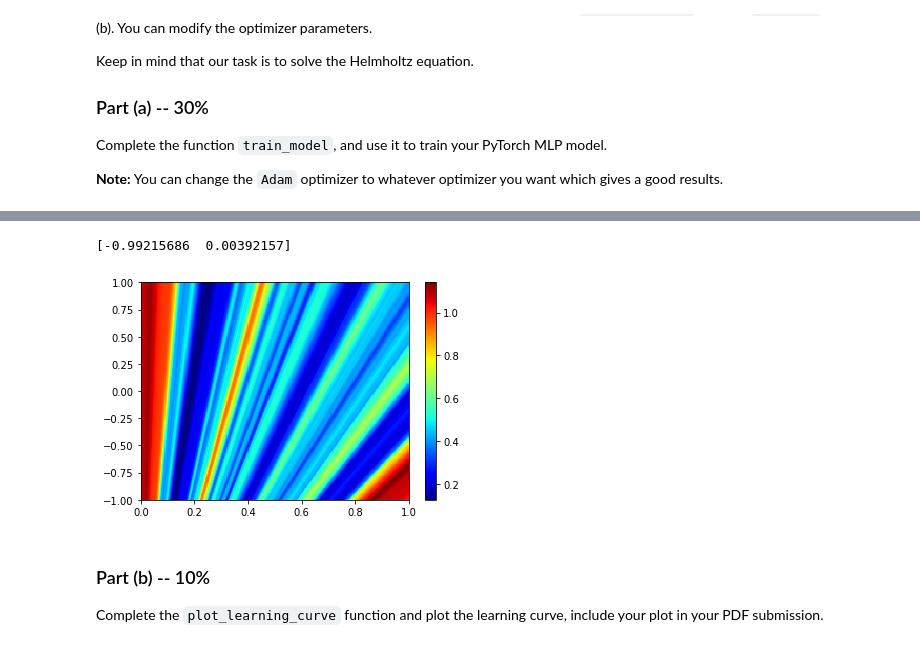
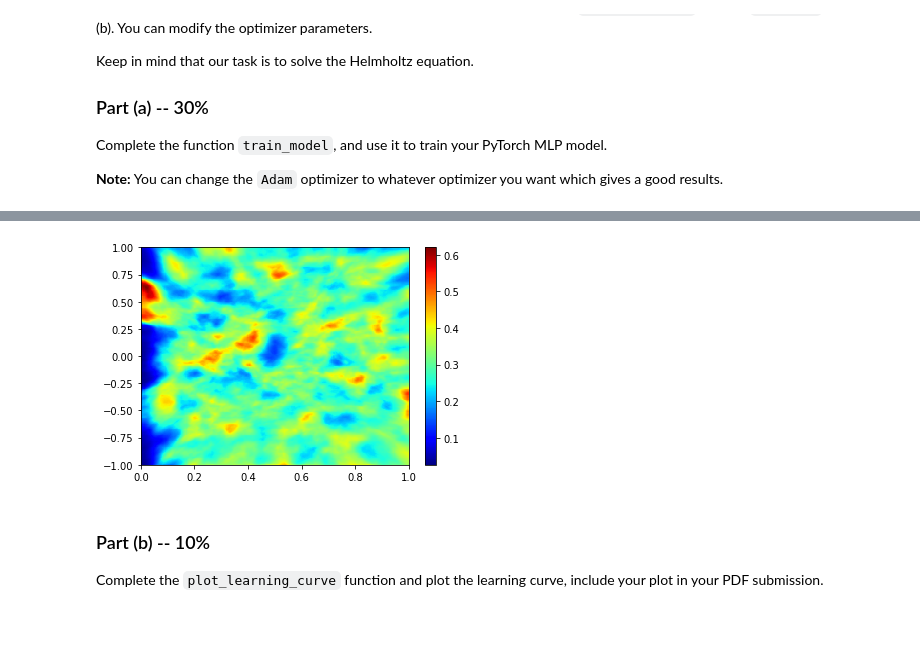
Before and after one commit to cgold212/assignment3inverseMethod, a Jupyter notebook: Assignment3.ipynb, the cells around one changed output, grey strips where cells are left out. Cells and saved outputs as stored; diff of their text form; code cells hidden in the pictures.

```diff
--- a/Assignment3.ipynb
+++ b/Assignment3.ipynb
@@ -457,7 +460,7 @@ model = PINN(input_size, hidden_size, output_size).to(device)
 Exact_u = torch.tensor(Exact_u,dtype=torch.float).to(device)
 Exact_v = torch.tensor(Exact_v,dtype=torch.float).to(device)
 
-num_epochs = 500
+num_epochs = 50
 
 optimizer = optim.Adam(model.parameters(), lr=5e-5, betas=(0.9, 0.999), eps=1e-08, weight_decay=1e-4, amsgrad=False)
 scheduler = torch.optim.lr_scheduler.ExponentialLR(optimizer, gamma=0.99, last_epoch=-1)
@@ -529,6 +532,7 @@ def train_model(model, data_loader, num_epochs, mse_loss_f, mse_loss_h, optimize
             print(torch.cat((torch.unsqueeze(Exact_u[idx,0],1),torch.unsqueeze(u_pred[indices],1)),1))
             # print(u_pred[indices].shape)
             loss_h = mse_loss_h(v_pred[indices], u_pred[indices], Exact_u[idx,0],Exact_v[idx,0])
+            # alpha = 0.35 #loss_h/(loss_f+loss_h)*epoch/num_epochs
             alpha = 0.35 #loss_h/(loss_f+loss_h)*epoch/num_epochs
             # print('alpha- %5f'%(alpha))
             # print('insid',((alpha)*loss_f)*1e4)
@@ -594,44 +598,44 @@ train_losses, trained_model = train_model(trained_model, data_loader, num_epochs
 import numpy as np
 import matplotlib.pyplot as plt
 
-def plot_model_output(model, indices,X, Z,x0, z0):
+def plot_model_output(model, indices,X_u_test,x0, z0):
     # Convert the indices to coordinates
     # x, y = np.meshgrid(indices[:, 0], indices[:, 1])
-    coords = np.stack([X, Z], axis=-1)
-    print(coords[1,1,:])
+    # coords = np.stack([X, Z], axis=-1)
+    # print(coords[1,1,:])
 
     # Reshape coordinates to be compatible with the model
-    coords = coords.reshape(-1, 2)
-    coords = torch.tensor(coords,dtype=torch.float)
-    coords = torch.nn.functional.normalize(coords + 1, p=2, dim=1, eps=1e-12, out=None).to(device)
+    # coords = coords.reshape(-1, 2)
+    coords = X_u_test
+    coords = torch.tensor(coords,dtype=torch.float).to(device)
+    # coords = torch.nn.functional.normalize(coords + 1, p=2, dim=1, eps=1e-12, out=None).to(device)
     # print(coords.shape)
     # print(coords)
     # Run the coordinates through the model
     output = model(coords)
     # print(output.shape)
     Uoutput = output[:,0]
     Voutput = output[:,1]
     # print(Voutput.shape)
     # Reshape the output to match the original shape of the indices
     Uoutput = Uoutput.reshape(256, 256)
     Voutput = Voutput.reshape(256, 256)
 
     Uoutput = Uoutput.pow(2)
     Voutput = Voutput.pow(2)
     output = Uoutput + Voutput
     output = torch.sqrt(output).to('cpu')
 
     # Plot the output as an image
     plt.pcolor(z0, x0, output.detach().numpy(), cmap='jet')
     # plt.imshow(output.detach().numpy(), cmap='jet')
     plt.colorbar()
     plt.show()
 
 indices = np.indices((256, 256)).T.reshape(-1, 2)
-plot_model_output(trained_model, indices,X,Z,x0, z0)
+plot_model_output(trained_model, indices,X_u_test,x0, z0)
 # %% [output]
-[-0.99215686  0.00392157]
-[figure, old version]
+[figure, new version]
 # %%
 coords = np.stack([X, Z], axis=-1)
 # print(coords[0,:,:])
```
Also changed, not shown: parts of 4 cells of this notebook.
